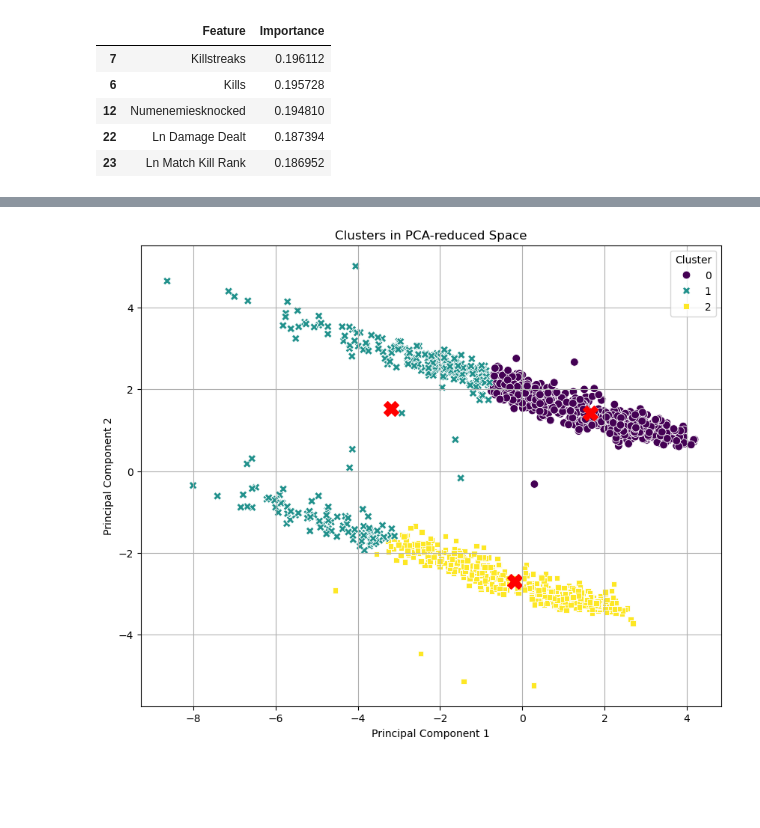
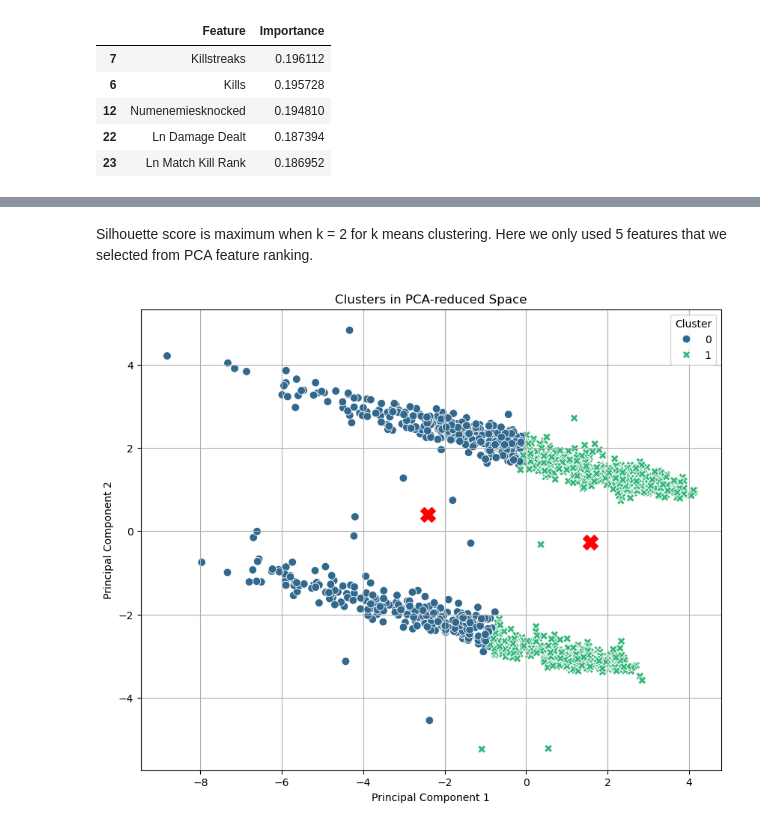
Before and after one commit to buddhathapa12/PrespectiveOnDataScience, a Jupyter notebook: ClusteringAnalysis/E923Q669_Clustering_lab01.ipynb, the cells around one changed output, grey strips where cells are left out. Saved outputs shown, nothing was run; the diff lists cells and outputs as text; code cells hidden in the pictures; blank space fills up the shorter version.

```diff
--- a/ClusteringAnalysis/E923Q669_Clustering_lab01.ipynb
+++ b/ClusteringAnalysis/E923Q669_Clustering_lab01.ipynb
@@ -204,5 +196,8 @@ array([[ 0.        , -0.50545718,  0.        , ...,  1.7488109 ,
 # %%
-clean_numeric_df_scaled = pd.DataFrame(data= clean_numeric_array_scaled, columns= pubg_df_without_outliers.select_dtypes(include=[np.number]).columns)
+# Preparing new dataframe from scaled numpy array
+clean_numeric_df_scaled = pd.DataFrame(
+    data= clean_numeric_array_scaled,
+    columns= pubg_df_without_outliers.select_dtypes(include=[np.number]).columns)
 # %%
 clean_numeric_df_scaled.head()
 # %% [output]
@@ -251,16 +242,14 @@ from sklearn.datasets import make_blobs
 # %%
-# Determine the number of clusters (Elbow Method)
-
-# Assuming df_scaled is your scaled dataset
-inertia = []
+inertiaList = []
 for k in range(1, 11):  # Trying different numbers of clusters
-    kmeans = KMeans(n_clusters=k, random_state=42)
-    kmeans.fit(clustering_data)
-    inertia.append(kmeans.inertia_)  # Inertia: Sum of distances of samples to their closest cluster center
+    kmeans_clustering = KMeans(n_clusters=k, random_state=42)
+    kmeans_clustering.fit(clustering_data)
+    inertiaList.append(kmeans_clustering.inertia_)  # Inertia: Sum of distances of samples to their closest cluster center
 
 # Plotting the elbow graph to fdf_scaledind the optimal number of clusters
 plt.figure(figsize=(8, 4))
-plt.plot(range(1, 11), inertia, marker='o')
+sns.lineplot(x = np.array(range(1, 11)), y= inertiaList, marker= 'o')
+plt.xticks(np.array(range(1, 11)))
 plt.title('Elbow Method')
 plt.xlabel('Number of clusters')
 plt.ylabel('Inertia')
@@ -270,10 +261,10 @@ plt.show()
 # %%
 # Assume optimal clusters from Elbow Method
-k = 3
+k = 2
 kmeans = KMeans(n_clusters=k, random_state=42)
 clusters = kmeans.fit_predict(clustering_data)
 # %%
-pubg_df_without_outliers['Cluster'] = clusters
+clean_numeric_df_scaled['Cluster'] = clusters
 # print(clean_numeric_df_scaled.groupby('Cluster').mean())
 # %%
 # t-SNE for visualization in a 2D space
@@ -346,30 +333,32 @@ plt.show()
+# %% [markdown]
+Silhouette score is maximum when k = 2 for k means clustering. Here we only used 5 features that we selected from PCA feature ranking.
 # %%
 pca2 = PCA(n_components=2)
 # Get the cluster labels for each point
 pca_2_df = pca2.fit_transform(clean_numeric_df_scaled)
 
-kmeans_model = KMeans(n_clusters=3)  # Adjust the number of clusters if needed
+kmeans_model = KMeans(n_clusters=2)  # Adjust the number of clusters if needed
 kmeans_model.fit(pca_2_df)
 
 # Get the cluster centers
 cluster_centers = kmeans_model.cluster_centers_
 
 # Create a DataFrame for the cluster centers
 # Make sure the number of columns matches the number of PCA components
 center_df = pd.DataFrame(cluster_centers, columns=['PC1', 'PC2'])
 
 
 labels = kmeans_model.labels_
 
 # Plotting the clusters
 plt.figure(figsize=(10, 8))
 sns.scatterplot(x=pca_2_df[:, 0], y=pca_2_df[:, 1], hue=labels, palette='viridis', style=labels, s=60)
 plt.scatter(center_df['PC1'], center_df['PC2'], s=200, c='red', marker='X')  # Plot cluster centers
 plt.title('Clusters in PCA-reduced Space')
 plt.xlabel('Principal Component 1')
 plt.ylabel('Principal Component 2')
 plt.legend(title='Cluster', loc='upper right')
 plt.grid(True)
 plt.show()
 # %% [output]
-[figure, old version]
+[figure, new version]
```
Also changed, not shown: parts of 17 cells of this notebook.
